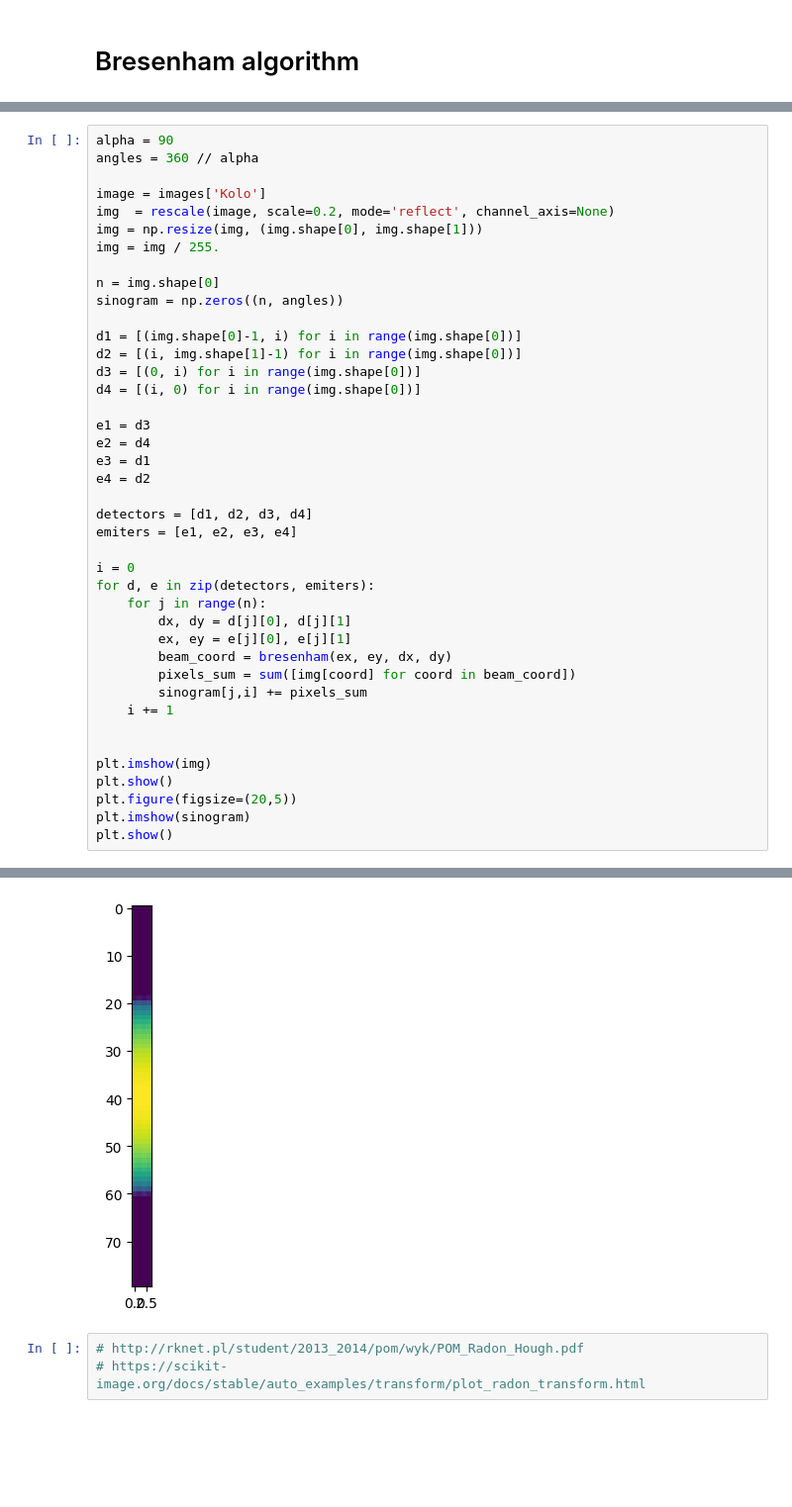
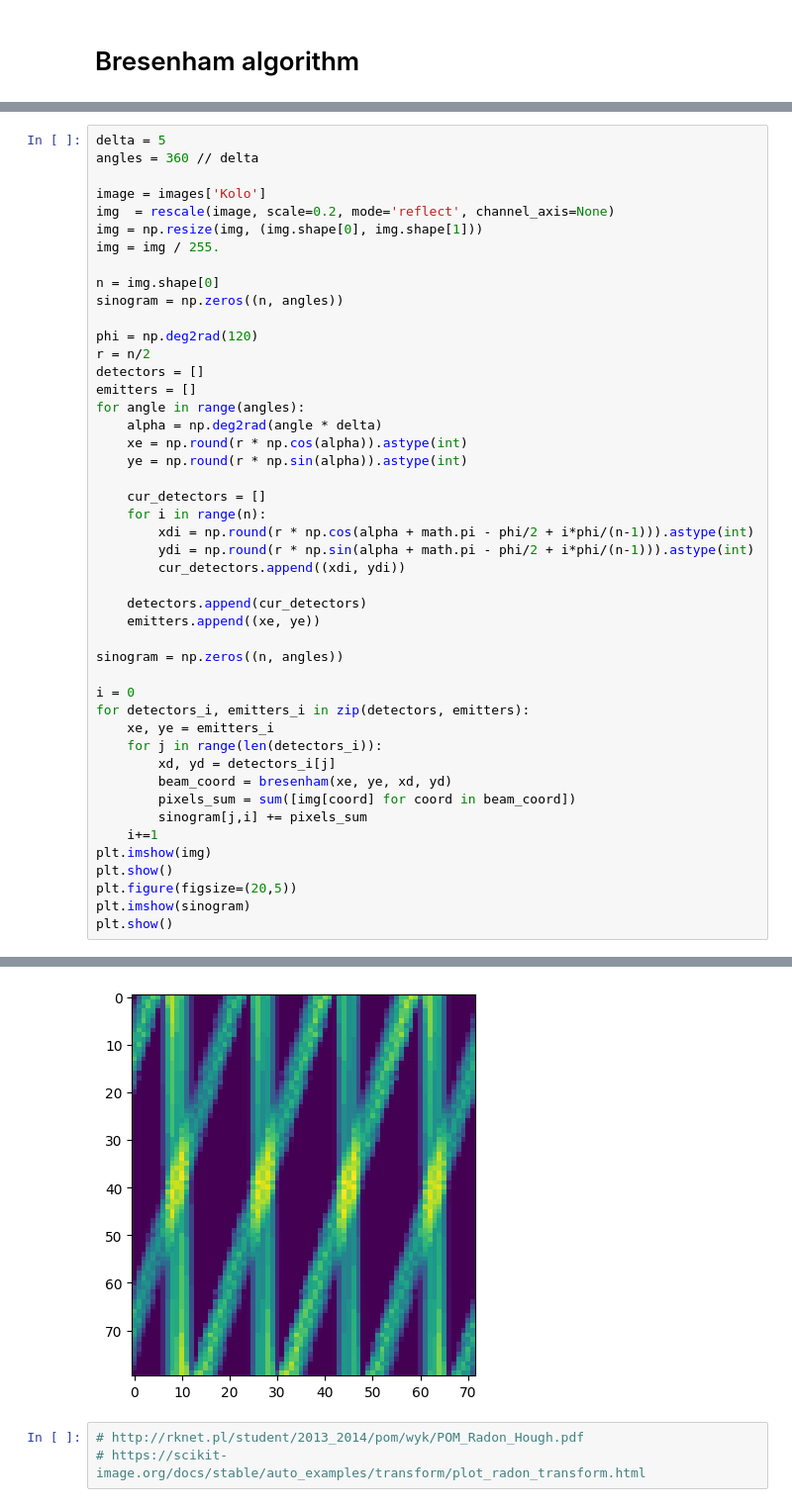
Before and after one commit to kamil271e/CT-scan, a Jupyter notebook: tomograf.ipynb, the cells around one changed output, grey strips where cells are left out. Shown at 99% size. Saved outputs shown, nothing was run; the diff lists cells and outputs as text; blank space fills up the shorter version.

Commit message:
Implementation of emitters and detectors coordinates - work in progress

```diff
--- a/tomograf.ipynb
+++ b/tomograf.ipynb
@@ -95,47 +139,52 @@ interactive(children=(Dropdown(description='image', options=('CT_ScoutView', 'Ko
 # %%
-alpha = 90
-angles = 360 // alpha
+delta = 5
+angles = 360 // delta
 
 image = images['Kolo']
 img  = rescale(image, scale=0.2, mode='reflect', channel_axis=None)
 img = np.resize(img, (img.shape[0], img.shape[1]))
 img = img / 255.
 
 n = img.shape[0]
 sinogram = np.zeros((n, angles))
 
-d1 = [(img.shape[0]-1, i) for i in range(img.shape[0])]
-d2 = [(i, img.shape[1]-1) for i in range(img.shape[0])]
-d3 = [(0, i) for i in range(img.shape[0])]
-d4 = [(i, 0) for i in range(img.shape[0])]
+phi = np.deg2rad(120)
+r = n/2
+detectors = []
+emitters = []
+for angle in range(angles):
+    alpha = np.deg2rad(angle * delta)
+    xe = np.round(r * np.cos(alpha)).astype(int)
+    ye = np.round(r * np.sin(alpha)).astype(int)
 
-e1 = d3
-e2 = d4
-e3 = d1
-e4 = d2
+    cur_detectors = []
+    for i in range(n):
+        xdi = np.round(r * np.cos(alpha + math.pi - phi/2 + i*phi/(n-1))).astype(int)
+        ydi = np.round(r * np.sin(alpha + math.pi - phi/2 + i*phi/(n-1))).astype(int)
+        cur_detectors.append((xdi, ydi))
 
-detectors = [d1, d2, d3, d4]
-emiters = [e1, e2, e3, e4]
+    detectors.append(cur_detectors)
+    emitters.append((xe, ye))
+
+sinogram = np.zeros((n, angles))
 
 i = 0
-for d, e in zip(detectors, emiters):
-    for j in range(n):
-        dx, dy = d[j][0], d[j][1]
-        ex, ey = e[j][0], e[j][1]
-        beam_coord = bresenham(ex, ey, dx, dy)
+for detectors_i, emitters_i in zip(detectors, emitters):
+    xe, ye = emitters_i
+    for j in range(len(detectors_i)):
+        xd, yd = detectors_i[j]
+        beam_coord = bresenham(xe, ye, xd, yd)
         pixels_sum = sum([img[coord] for coord in beam_coord])
         sinogram[j,i] += pixels_sum
-    i += 1
-
-
+    i+=1
 plt.imshow(img)
 plt.show()
 plt.figure(figsize=(20,5))
 plt.imshow(sinogram)
 plt.show()
 # %% [output]
 [figure]
-[figure, old version]
+[figure, new version]
 # %%
 # http://rknet.pl/student/2013_2014/pom/wyk/POM_Radon_Hough.pdf
 # https://scikit-image.org/docs/stable/auto_examples/transform/plot_radon_transform.html
```
Also changed, not shown: parts of 9 cells of this notebook, 1 other file.
